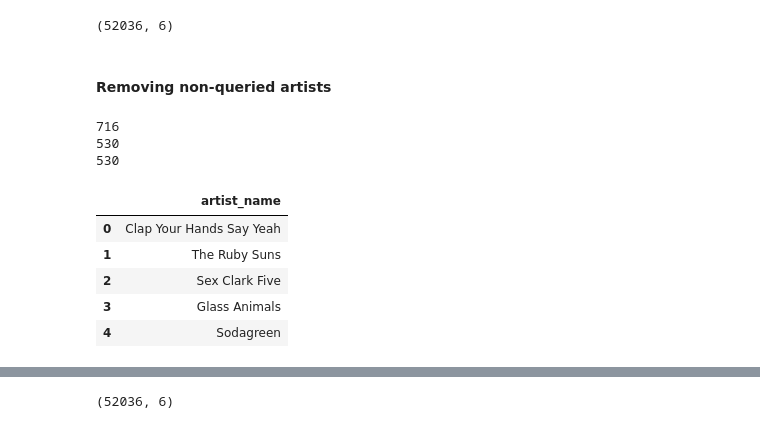
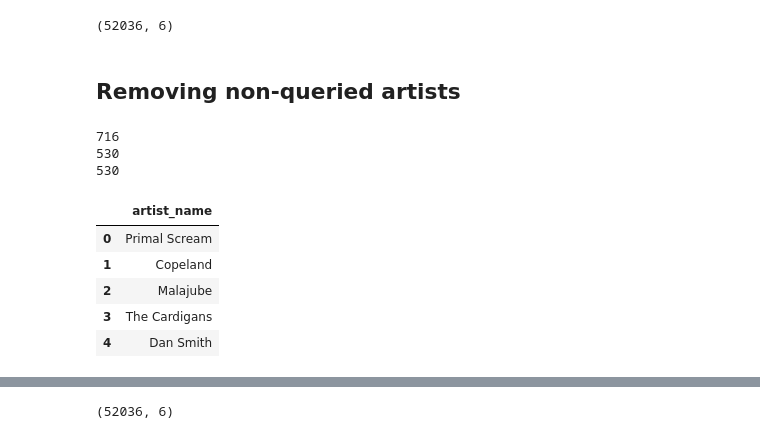
Before and after one commit to keith12345/Mood2Music, a Jupyter notebook: 01_Get_Lyrics_from_Genius/1_04_Matching_Spotify_with_Genius.ipynb, the cells around one changed output, grey strips where cells are left out. Cells and saved outputs as stored; diff of their text form; code cells hidden in the pictures.

Commit message:
Clean genius lyrics folder.

```diff
--- a/01_Get_Lyrics_from_Genius/1_04_Matching_Spotify_with_Genius.ipynb
+++ b/01_Get_Lyrics_from_Genius/1_04_Matching_Spotify_with_Genius.ipynb
@@ -18,5 +19,5 @@ db.list_collection_names()
 # %%
-cursor = db.song_lyrics.find({}, {'_id':0, 'song_id':1, 'song_title':1, 'song_url':1, 'raw_lyrics':1})
+cursor = db.song_lyrics.find({}, {'_id': 0})
 genius_df = pd.DataFrame(list(cursor))
 genius_df.head()
 # %% [output]
@@ -87,7 +90,7 @@ genius_df.shape
 # %% [output]
 (52036, 6)
 # %% [markdown]
-#### Removing non-queried artists
+## Removing non-queried artists
 # %%
 returned_artists = genius_df.artist_name.unique().tolist()
 # %%
@@ -103,14 +106,15 @@ print(len(set(queried_artists).intersection(set(returned_artists))))
 530
 530
 # %%
-artists_df = pd.DataFrame(list(set(queried_artists).intersection(set(returned_artists))))
+artists_df = (pd.DataFrame(list(set(queried_artists)
+                                .intersection(set(returned_artists)))))
 artists_df.columns = ['artist_name']
 artists_df.head()
 # %% [output]
 |  | artist_name |
-| 0 | Clap Your Hands Say Yeah |
-| 1 | The Ruby Suns |
-| 2 | Sex Clark Five |
-| 3 | Glass Animals |
-| 4 | Sodagreen |
+| 0 | Primal Scream |
+| 1 | Copeland |
+| 2 | Malajube |
+| 3 | The Cardigans |
+| 4 | Dan Smith |
 # %%
```
Also changed, not shown: parts of 35 cells of this notebook, 2 other files.
